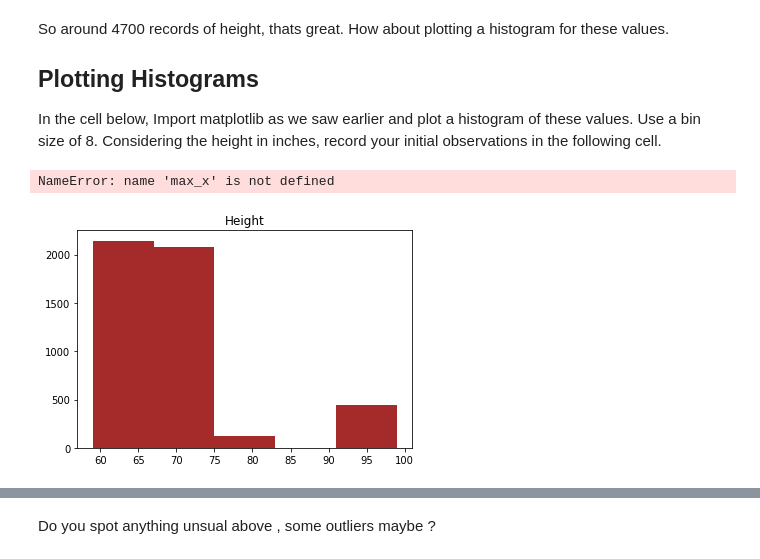
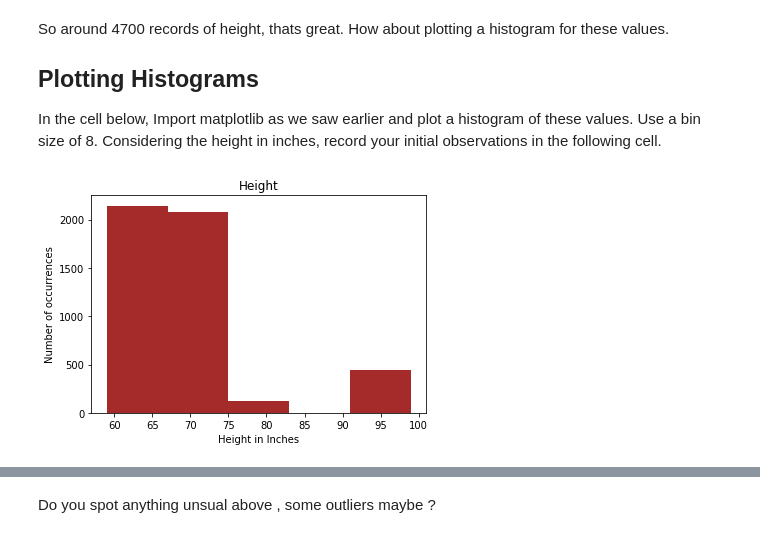
Before and after one commit to oncob749/dsc-1-02-17-implementing-statistics-with-functions-lab-nyc-ds-career-031119, a Jupyter notebook: index.ipynb, the cells around one changed output, grey strips where cells are left out. Cells and saved outputs as stored; diff of their text form; code cells hidden in the pictures.

```diff
--- a/index.ipynb
+++ b/index.ipynb
@@ -74,16 +74,15 @@ In the cell below, Import matplotlib as we saw earlier and plot a histogram of t
 # %%
 # Import matplotlib and plot histogram for height data
 import matplotlib.pyplot as plt
 plt.hist(x=height, bins=5, color='brown')
 plt.title('Height')
-max
-plt.xlim(max_x)
+# max
+# plt.xlim(max_x)
 plt.xlabel('Height in Inches')
 plt.ylabel('Number of occurrences')
 plt.show()
 # %% [output]
-NameError: name 'max_x' is not defined
-[figure, old version]
+[figure, new version]
 # %%
 # Expected output below
 # %% [markdown]
```
